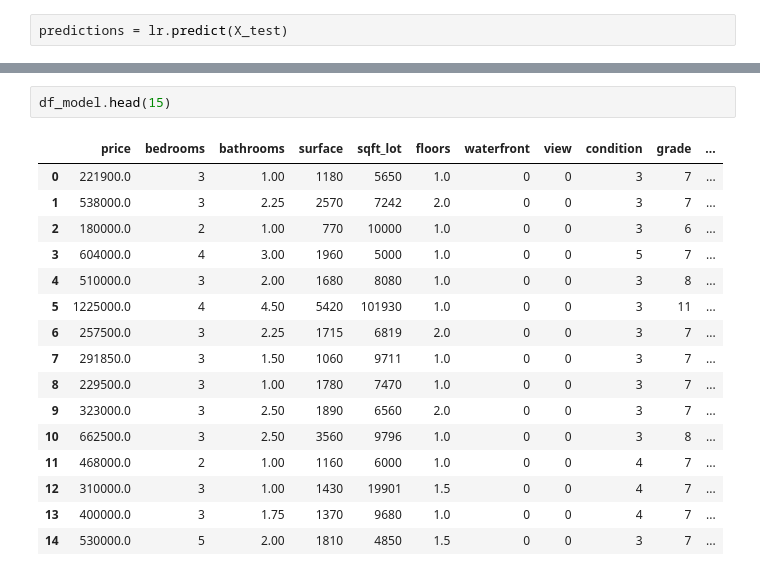
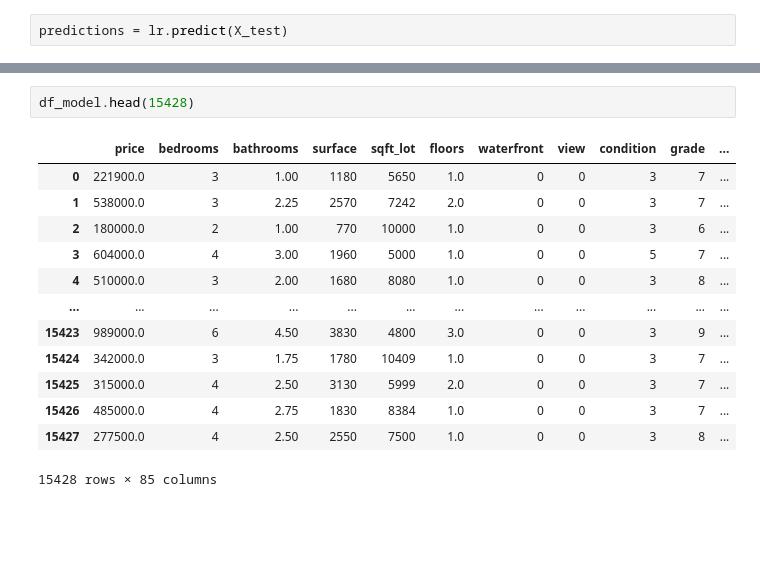
Before and after one commit to DonzerHD/Prediction_prix_maison_application, a Jupyter notebook: notebooks/data_modelisation.ipynb, the cells around one changed output, grey strips where cells are left out. Cells and saved outputs as stored; diff of their text form; blank space fills up the shorter version.

```diff
--- a/notebooks/data_modelisation.ipynb
+++ b/notebooks/data_modelisation.ipynb
@@ -70,19 +70,16 @@ R² : 0.8424895395710692
 # %%
-df_model.head(15)
+df_model.head(15428)
 # %% [output]
 |  | price | bedrooms | bathrooms | surface | sqft_lot | floors | waterfront | view | condition | grade | ... |
 | 0 | 221900.0 | 3 | 1.00 | 1180 | 5650 | 1.0 | 0 | 0 | 3 | 7 | ... |
 | 1 | 538000.0 | 3 | 2.25 | 2570 | 7242 | 2.0 | 0 | 0 | 3 | 7 | ... |
 | 2 | 180000.0 | 2 | 1.00 | 770 | 10000 | 1.0 | 0 | 0 | 3 | 6 | ... |
 | 3 | 604000.0 | 4 | 3.00 | 1960 | 5000 | 1.0 | 0 | 0 | 5 | 7 | ... |
 | 4 | 510000.0 | 3 | 2.00 | 1680 | 8080 | 1.0 | 0 | 0 | 3 | 8 | ... |
-| 5 | 1225000.0 | 4 | 4.50 | 5420 | 101930 | 1.0 | 0 | 0 | 3 | 11 | ... |
-| 6 | 257500.0 | 3 | 2.25 | 1715 | 6819 | 2.0 | 0 | 0 | 3 | 7 | ... |
-| 7 | 291850.0 | 3 | 1.50 | 1060 | 9711 | 1.0 | 0 | 0 | 3 | 7 | ... |
-| 8 | 229500.0 | 3 | 1.00 | 1780 | 7470 | 1.0 | 0 | 0 | 3 | 7 | ... |
-| 9 | 323000.0 | 3 | 2.50 | 1890 | 6560 | 2.0 | 0 | 0 | 3 | 7 | ... |
-| 10 | 662500.0 | 3 | 2.50 | 3560 | 9796 | 1.0 | 0 | 0 | 3 | 8 | ... |
-| 11 | 468000.0 | 2 | 1.00 | 1160 | 6000 | 1.0 | 0 | 0 | 4 | 7 | ... |
-| 12 | 310000.0 | 3 | 1.00 | 1430 | 19901 | 1.5 | 0 | 0 | 4 | 7 | ... |
-| 13 | 400000.0 | 3 | 1.75 | 1370 | 9680 | 1.0 | 0 | 0 | 4 | 7 | ... |
-| 14 | 530000.0 | 5 | 2.00 | 1810 | 4850 | 1.5 | 0 | 0 | 3 | 7 | ... |
+| ... | ... | ... | ... | ... | ... | ... | ... | ... | ... | ... | ... |
+| 15423 | 989000.0 | 6 | 4.50 | 3830 | 4800 | 3.0 | 0 | 0 | 3 | 9 | ... |
+| 15424 | 342000.0 | 3 | 1.75 | 1780 | 10409 | 1.0 | 0 | 0 | 3 | 7 | ... |
+| 15425 | 315000.0 | 4 | 2.50 | 3130 | 5999 | 2.0 | 0 | 0 | 3 | 7 | ... |
+| 15426 | 485000.0 | 4 | 2.75 | 1830 | 8384 | 1.0 | 0 | 0 | 3 | 7 | ... |
+| 15427 | 277500.0 | 4 | 2.50 | 2550 | 7500 | 1.0 | 0 | 0 | 3 | 8 | ... |
+15428 rows × 85 columns
```
Also changed, not shown: parts of 5 cells of this notebook, 5 other files.
